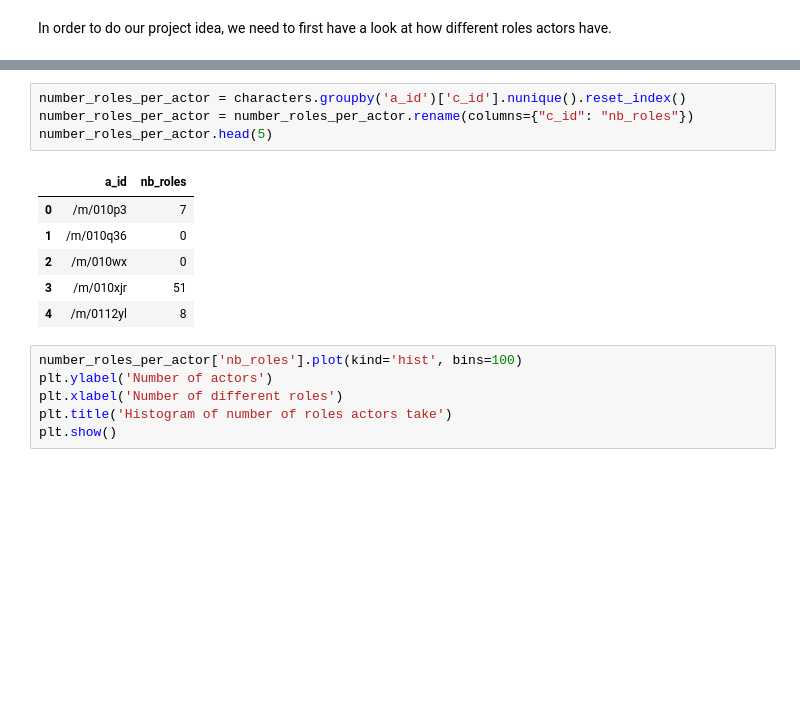
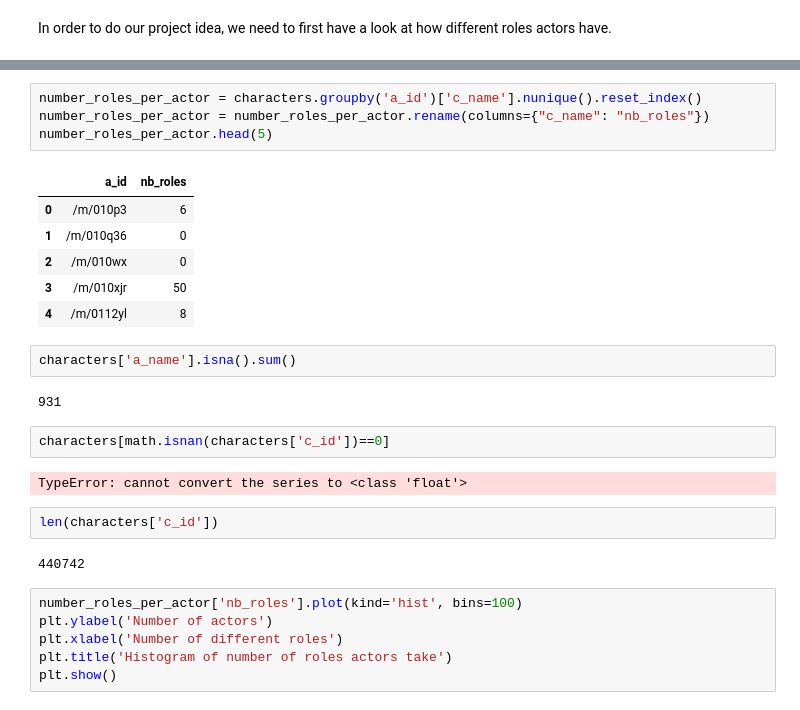
Before and after one commit to epfl-ada/ada-2023-project-theredpandada5, a Jupyter notebook: Statistics Pipeline.ipynb, the cells around one changed output, grey strips where cells are left out. Drawn from its saved outputs; the diff is of its cells as text; blank space fills up the shorter version.

```diff
--- a/Statistics Pipeline.ipynb
+++ b/Statistics Pipeline.ipynb
@@ -336,16 +336,28 @@ characters.head()
 | 3 | 975900 | Sgt Jericho Butler | M | Jason Statham | 33.0 | /m/0bgchnq | /m/034hyc | 2001.0 | 1967.0 | NaN |
 | 4 | 975900 | Bashira Kincaid | F | Clea DuVall | 23.0 | /m/0bgchp9 | /m/01y9xg | 2001.0 | 1977.0 | NaN |
 # %%
-number_roles_per_actor = characters.groupby('a_id')['c_id'].nunique().reset_index()
-number_roles_per_actor = number_roles_per_actor.rename(columns={"c_id": "nb_roles"})
+number_roles_per_actor = characters.groupby('a_id')['c_name'].nunique().reset_index()
+number_roles_per_actor = number_roles_per_actor.rename(columns={"c_name": "nb_roles"})
 number_roles_per_actor.head(5)
 # %% [output]
 |  | a_id | nb_roles |
-| 0 | /m/010p3 | 7 |
+| 0 | /m/010p3 | 6 |
 | 1 | /m/010q36 | 0 |
 | 2 | /m/010wx | 0 |
-| 3 | /m/010xjr | 51 |
+| 3 | /m/010xjr | 50 |
 | 4 | /m/0112yl | 8 |
+# %%
+characters['a_name'].isna().sum()
+# %% [output]
+931
+# %%
+characters[math.isnan(characters['c_id'])==0]
+# %% [output]
+TypeError: cannot convert the series to <class 'float'>
+# %%
+len(characters['c_id'])
+# %% [output]
+440742
 # %%
 number_roles_per_actor['nb_roles'].plot(kind='hist', bins=100)
 plt.ylabel('Number of actors')
```
Also changed, not shown: parts of 2 cells of this notebook, 2 other files.
